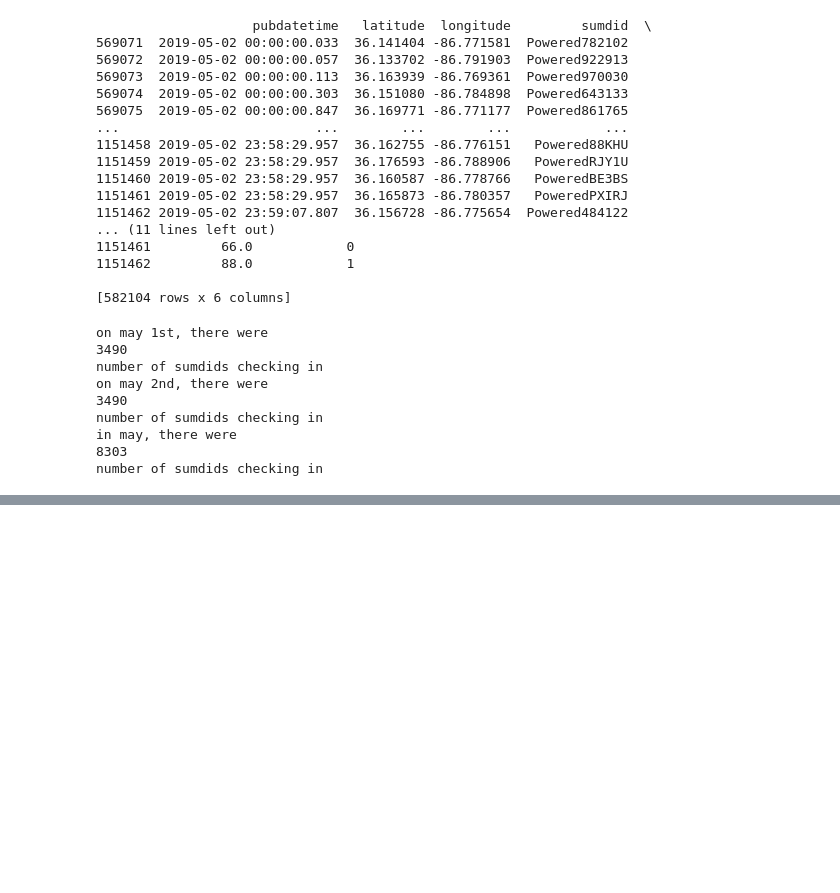
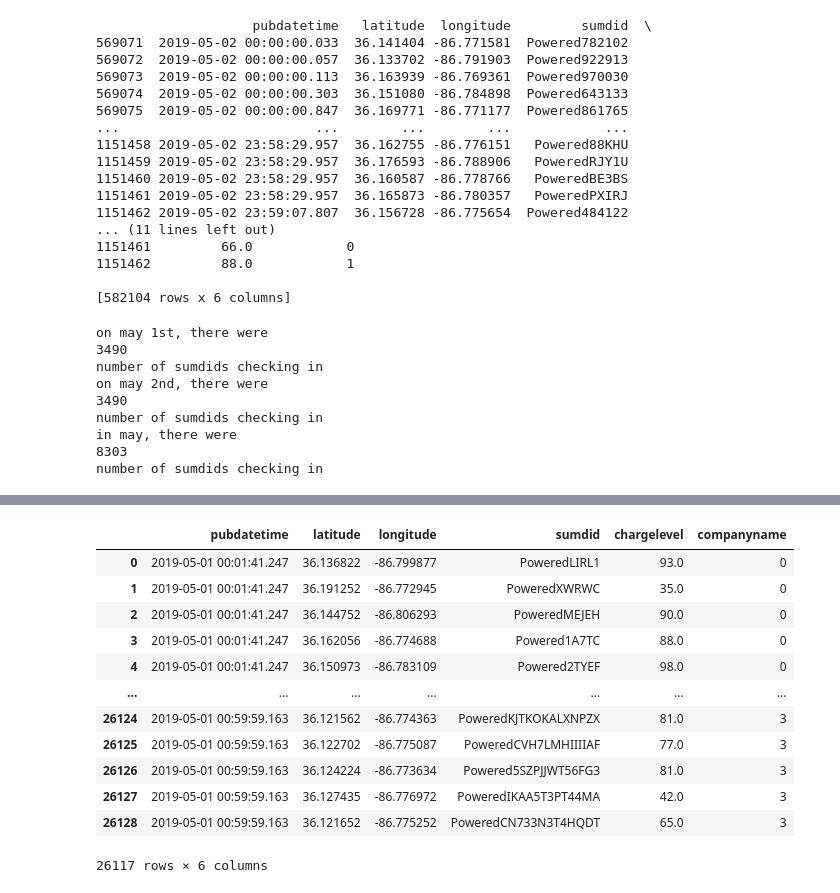
Before and after one commit to derektprice/mapping_scooters_nashville_python, a Jupyter notebook: notebooks/eda_scootin_thru_data.ipynb, the cells around one changed output, grey strips where cells are left out. Drawn from its saved outputs; the diff is of its cells as text; code cells hidden in the pictures; blank space fills up the shorter version.

```diff
--- a/notebooks/eda_scootin_thru_data.ipynb
+++ b/notebooks/eda_scootin_thru_data.ipynb
@@ -159,12 +161,15 @@ in may, there were
 8303
 number of sumdids checking in
 # %%
-#here, we create a list of each string for each day
-start_date = date(2019, 5, 1)
-end_date = date(2019, 5, 31)
-delta = timedelta(days=1)
-dateslist = []
-while start_date <= end_date:
-    dateslist.append(start_date.strftime("%Y-%m-%d"))
-    start_date += delta
-print(dateslist)
+#make a list of datetimes with datetime function
+start = datetime(2019, 5, 1, 0, 0)
+end = datetime(2019, 5, 1, 1, 0)
+delta = timedelta(hours=1)
+timelist = []
+timenamelist = []
+while start <= end:
+    timelist.append(start)
+    timenamelist.append(start.strftime("%Y-%m-%d-%H-%M"))
+    start += delta
+# print(timelist)
+# print(timenamelist)
@@ -187,21 +180,22 @@ print(times_list)
 
 #make dictionary of dataframes using base dataframe and a user-defined segments_of_time_list
 #from cell above
-def make_day_df(segments_of_time_list, dataframe, colname):
+def make_day_df(datetime_list, timenames_list, dataframe, colname):
     resultslist = {} #turn into dictionary
     x = 0
     y = 1
-    while x in range(0,len(daylist)-1):
-        starttime = daylist[x]
-        endtime = daylist[y]
+    z = 0
+    while x in range(0,len(datetime_list)-1):
+        starttime = datetime_list[x]
+        endtime = datetime_list[y]
         mask = (dataframe[colname] > starttime) & (dataframe[colname] <= endtime)
         framename = dataframe.loc[mask]
-        print(mask)
         x += 1
         y += 1
         print(x)
-        resultslist[starttime] = framename
+        resultslist[timenames_list[z]] = framename
+        z += 1
     return resultslist
 
-the_output = make_day_df(dateslist, may_loc,"pubdatetime")
+the_output = make_day_df(timelist, timenamelist, may_loc,"pubdatetime")
 # %% [output]
@@ -228,0 +207,17 @@ print(the_output['2019-05-01'])
+# %%
+the_output['2019-05-01-00-00']
+# the_output['2019-05-01-00-00']['sumdid'].nunique()
+# %% [output]
+|  | pubdatetime | latitude | longitude | sumdid | chargelevel | companyname |
+| 0 | 2019-05-01 00:01:41.247 | 36.136822 | -86.799877 | PoweredLIRL1 | 93.0 | 0 |
+| 1 | 2019-05-01 00:01:41.247 | 36.191252 | -86.772945 | PoweredXWRWC | 35.0 | 0 |
+| 2 | 2019-05-01 00:01:41.247 | 36.144752 | -86.806293 | PoweredMEJEH | 90.0 | 0 |
+| 3 | 2019-05-01 00:01:41.247 | 36.162056 | -86.774688 | Powered1A7TC | 88.0 | 0 |
+| 4 | 2019-05-01 00:01:41.247 | 36.150973 | -86.783109 | Powered2TYEF | 98.0 | 0 |
+| ... | ... | ... | ... | ... | ... | ... |
+| 26124 | 2019-05-01 00:59:59.163 | 36.121562 | -86.774363 | PoweredKJTKOKALXNPZX | 81.0 | 3 |
+| 26125 | 2019-05-01 00:59:59.163 | 36.122702 | -86.775087 | PoweredCVH7LMHIIIIAF | 77.0 | 3 |
+| 26126 | 2019-05-01 00:59:59.163 | 36.124224 | -86.773634 | Powered5SZPJJWT56FG3 | 81.0 | 3 |
+| 26127 | 2019-05-01 00:59:59.163 | 36.127435 | -86.776972 | PoweredIKAA5T3PT44MA | 42.0 | 3 |
+| 26128 | 2019-05-01 00:59:59.163 | 36.121652 | -86.775252 | PoweredCN733N3T4HQDT | 65.0 | 3 |
+26117 rows × 6 columns
```
Also changed, not shown: parts of 13 cells of this notebook.
